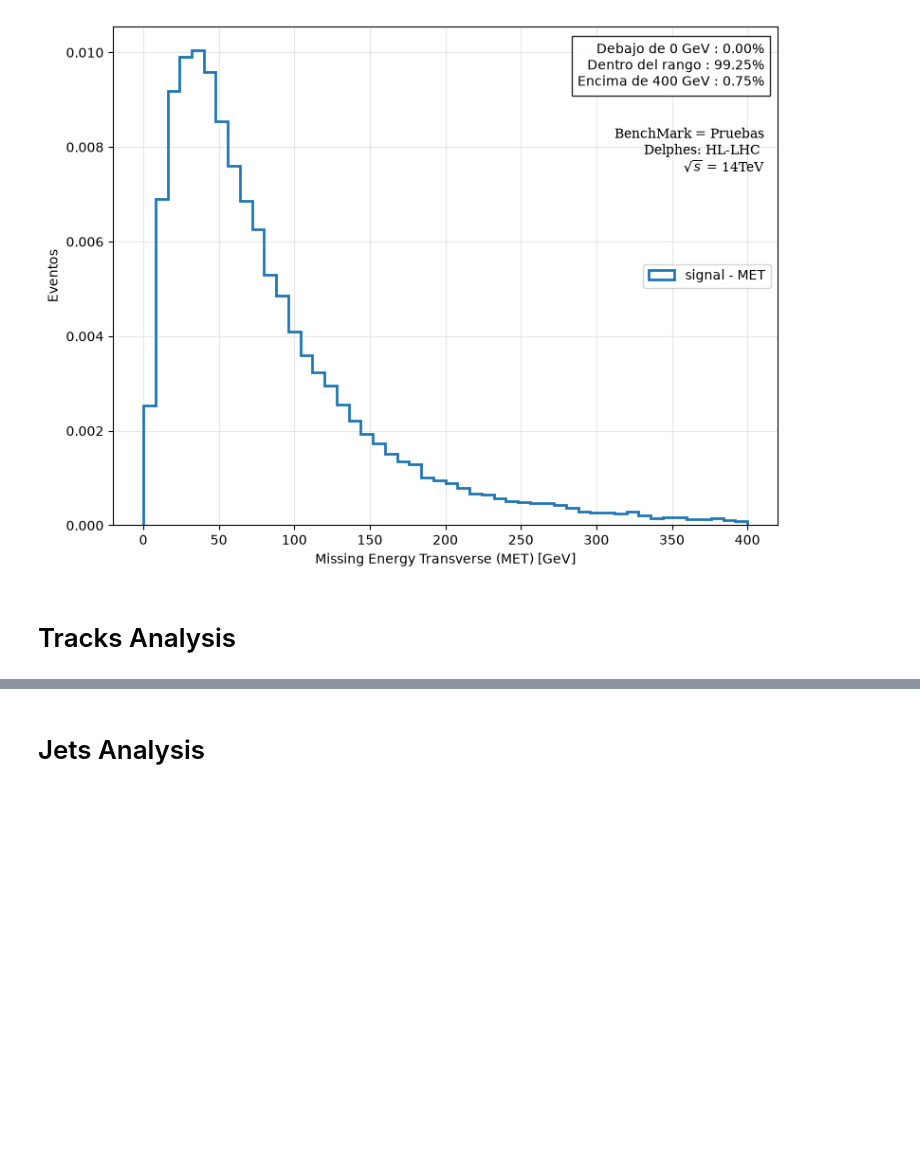
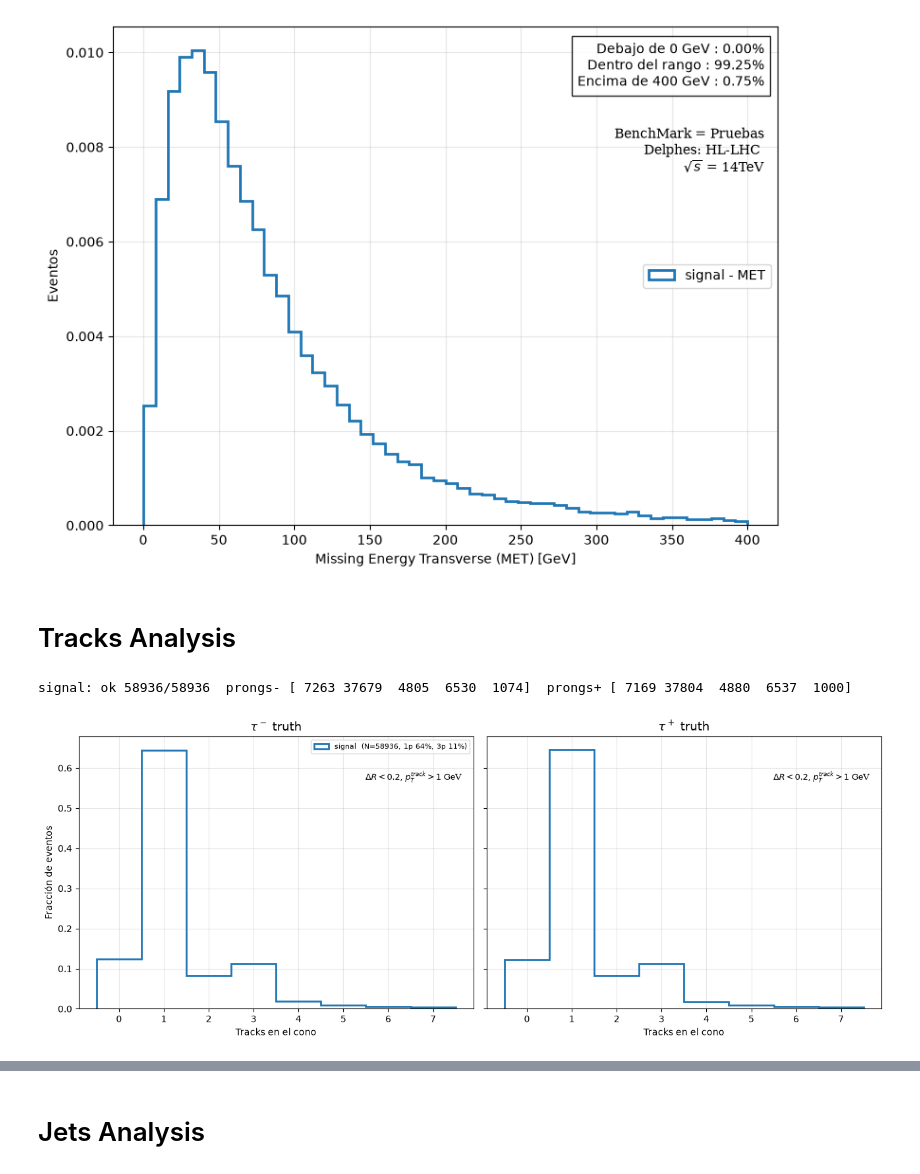
Before and after one commit to Genarobarco/diHiggs-Project, a Jupyter notebook: RecAnalysis/Rec_Onlyfile.ipynb, the cells around one changed output, grey strips where cells are left out. Cells and saved outputs as stored; diff of their text form; code cells hidden in the pictures; blank space fills up the shorter version.

```diff
--- a/RecAnalysis/Rec_Onlyfile.ipynb
+++ b/RecAnalysis/Rec_Onlyfile.ipynb
@@ -304,6 +306,67 @@ jets, tracks = build_objects(all_data, MET_LowerBond, Pre_PT_jet, Pre_eta_jet,
                              Pre_PT_track, Pre_eta_track)
 # %% [markdown]
 # Tracks Analysis
+# %%
+# ---- parámetros ----
+DR_TAU   = 0.2    # radio del cono alrededor del tau truth
+PT_TRACK = 1    # umbral mínimo de pT de los tracks [GeV]
+
+def match_tracks_to_truth_taus(gen_ev, tracks_ev, dr_tau=DR_TAU, pt_track=PT_TRACK):
+    trk = tracks_ev[tracks_ev.pt > pt_track]
+
+    # status 2 = partícula que decayó;  PID +15 = tau-,  -15 = tau+
+    t2 = gen_ev[(abs(gen_ev.pid) == 15) & (gen_ev.status == 2)]
+    tm_all, tp_all = t2[t2.pid > 0], t2[t2.pid < 0]
+
+    ok = (ak.num(tm_all, axis=1) >= 1) & (ak.num(tp_all, axis=1) >= 1)
+    taum, taup, trk = tm_all[ok][:, -1], tp_all[ok][:, -1], trk[ok]
+
+    en_m = taum.deltaR(trk) < dr_tau
+    en_p = taup.deltaR(trk) < dr_tau
+
+    return {"taum": taum, "taup": taup, "tracks": trk,
+            "en_taum": en_m, "en_taup": en_p,
+            "tracks_taum": trk[en_m], "tracks_taup": trk[en_p],
+            "tracks_taus": trk[en_m | en_p],
+            "n_m": ak.num(trk[en_m], axis=1),
+            "n_p": ak.num(trk[en_p], axis=1),
+            "ok": ok}
+
+Tracks_truthTaus = {key: match_tracks_to_truth_taus(gen[key], tracks[key]) for key in gen}
+
+for key, m in Tracks_truthTaus.items():
+    print(f"{key}: ok {ak.sum(m['ok'])}/{len(m['ok'])}  "
+          f"prongs- {np.bincount(ak.to_numpy(m['n_m']), minlength=5)[:5]}  "
+          f"prongs+ {np.bincount(ak.to_numpy(m['n_p']), minlength=5)[:5]}")
+
+bines = np.arange(-0.5, 8.5, 1)
+
+fig, axes = plt.subplots(1, 2, figsize=(13, 5.5), sharey=True)
+
+for ax, campo, lab in [(axes[0], "n_m", r"$\tau^-$ truth"),
+                       (axes[1], "n_p", r"$\tau^+$ truth")]:
+    for key, m in Tracks_truthTaus.items():
+        a = ak.to_numpy(m[campo])
+        ax.hist(a, bins=bines, histtype="step", linewidth=2, density=True,
+                label=f"{key}  (N={len(a)}, 1p {100*(a==1).mean():.0f}%, "
+                      f"3p {100*(a==3).mean():.0f}%)")
+
+    ax.text(0.97, 0.87, fr"$\Delta R < {DR_TAU}$, $p_T^{{track}} > {PT_TRACK}$ GeV",
+         ha="right", va="top", fontsize=9, family="DejaVu Serif", transform=ax.transAxes)
+    ax.set_title(lab, fontsize=13)
+    ax.set_xlabel("Tracks en el cono")
+    ax.set_xticks(range(0, 8))
+    ax.grid(alpha=0.3)
+
+axes[0].set_ylabel("Fracción de eventos")
+axes[0].legend(fontsize=8, loc="upper right")
+
+plt.tight_layout(rect=(0, 0, 1, 0.93))
+plt.savefig(f"{selected_data_folder_path_tracks}/Prongs_truth_matched.png", dpi=300)
+plt.show()
+# %% [output]
+signal: ok 58936/58936  prongs- [ 7263 37679  4805  6530  1074]  prongs+ [ 7169 37804  4880  6537  1000]
+[figure, added]
 # %%
 pt_data = {key: ak.to_numpy(ak.flatten(tracks[key].pt)) for key in tracks}
 eta_data = {key: ak.to_numpy(ak.flatten(tracks[key].eta)) for key in tracks}
```
Also changed, not shown: parts of 7 cells of this notebook, 16 other files.
